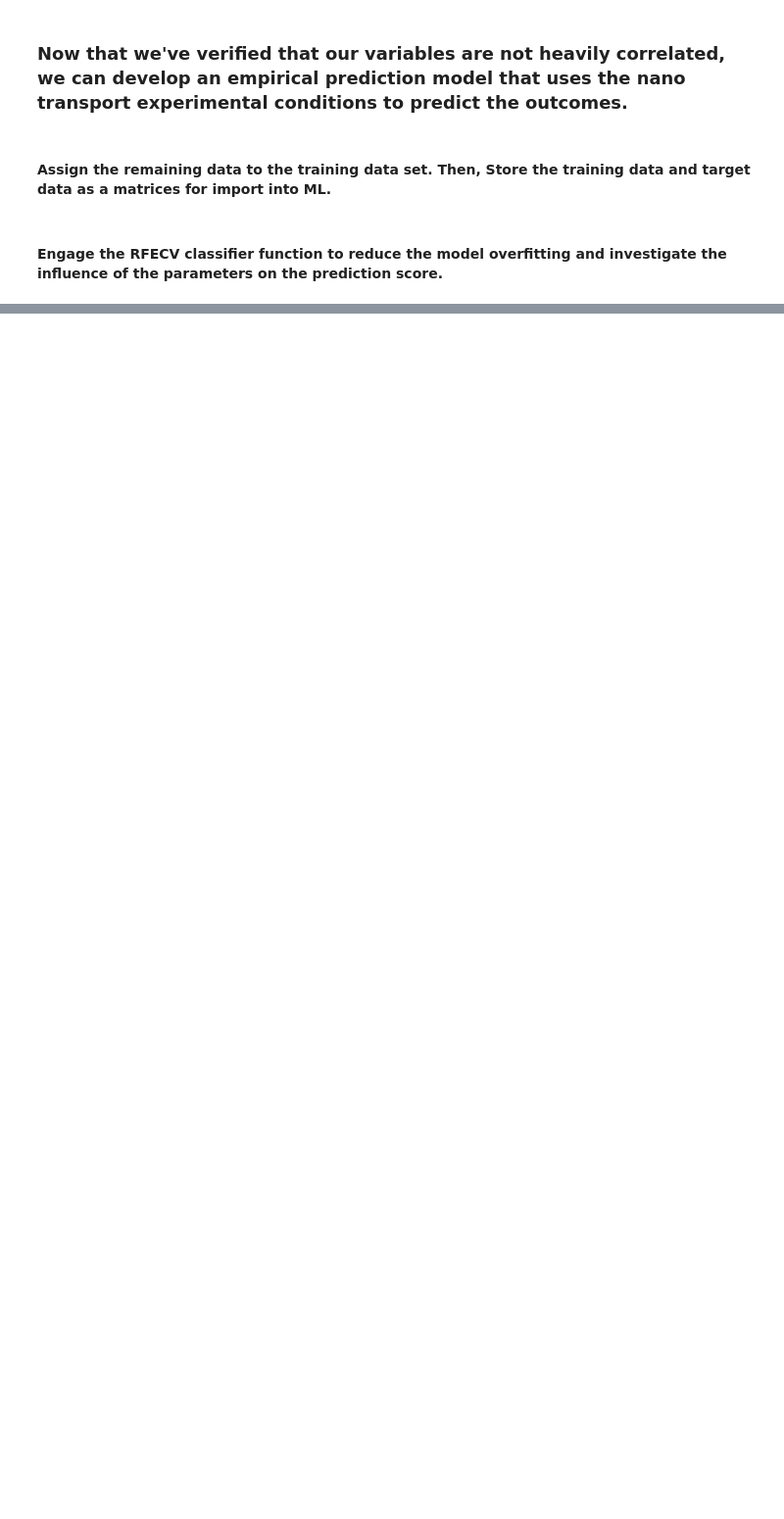
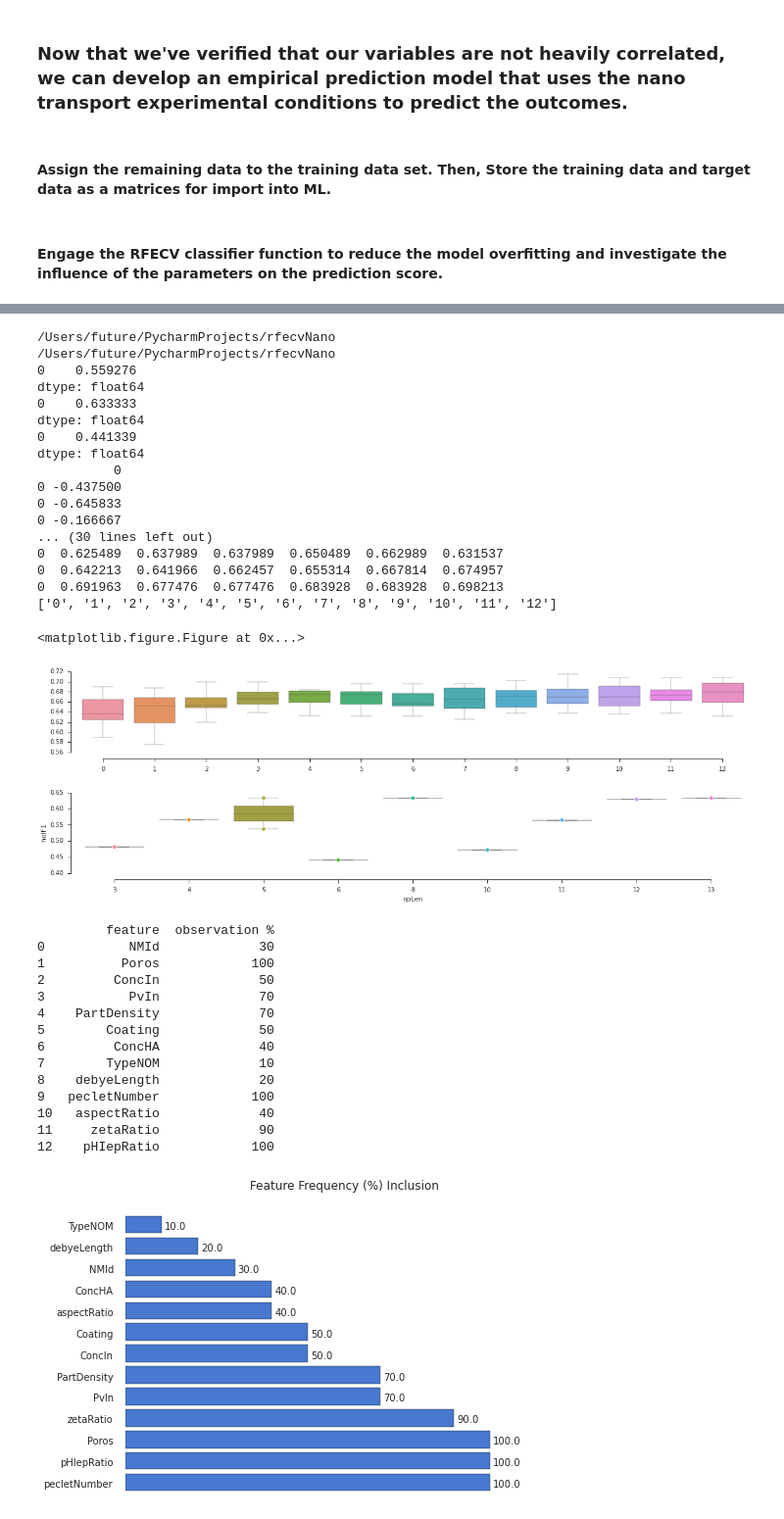
Before and after one commit to eli-s-goldberg/rfecvNano, a Jupyter notebook: rfecvNanoExample1.ipynb, the cells around one changed output, grey strips where cells are left out. Shown: that part at 98% size. Drawn from its saved outputs; the diff is of its cells as text; code cells hidden in the pictures; blank space fills up the shorter version.

```diff
--- a/rfecvNanoExample1.ipynb
+++ b/rfecvNanoExample1.ipynb
@@ -169,0 +176,53 @@ stratShuffleSplitRFECVRandomForestClassification (nEstimators= 1000,
+# %%
+# Output file summary
+fileName1 = './outputFiles/f1_score_all.csv'
+fileName2 = './outputFiles/class_IFIRS.csv'
+fileName3 = './outputFiles/class_optimum_length.csv'
+fileName4 = './outputFiles/class_sel_feature_importances.csv'
+fileName5 = './outputFiles/class_rfecv_grid_scores.csv'
+fileName6 = './outputFiles/class_Rsq_score_all.csv'
+
+iterator1 = 10 # This is the number of model iterations
+
+# This is the packaged call script to plot things!
+classificationSixFilePlot(fileName1,
+                              fileName2,
+                              fileName3,
+                              fileName4,
+                              fileName5,
+                              fileName6, iterator1, trainingData)
+# %% [output]
+/Users/future/PycharmProjects/rfecvNano
+/Users/future/PycharmProjects/rfecvNano
+0    0.559276
+dtype: float64
+0    0.633333
+dtype: float64
+0    0.441339
+dtype: float64
+          0
+0 -0.437500
+0 -0.645833
+0 -0.166667
+... (30 lines left out)
+0  0.625489  0.637989  0.637989  0.650489  0.662989  0.631537
+0  0.642213  0.641966  0.662457  0.655314  0.667814  0.674957
+0  0.691963  0.677476  0.677476  0.683928  0.683928  0.698213
+['0', '1', '2', '3', '4', '5', '6', '7', '8', '9', '10', '11', '12']
+<matplotlib.figure.Figure at 0x...>
+[figure, added]
+         feature  observation %
+0           NMId             30
+1          Poros            100
+2         ConcIn             50
+3           PvIn             70
+4    PartDensity             70
+5        Coating             50
+6         ConcHA             40
+7        TypeNOM             10
+8    debyeLength             20
+9   pecletNumber            100
+10   aspectRatio             40
+11     zetaRatio             90
+12    pHIepRatio            100
+[figure, added]
```
Also changed, not shown: parts of 5 cells of this notebook, 2 other files.
